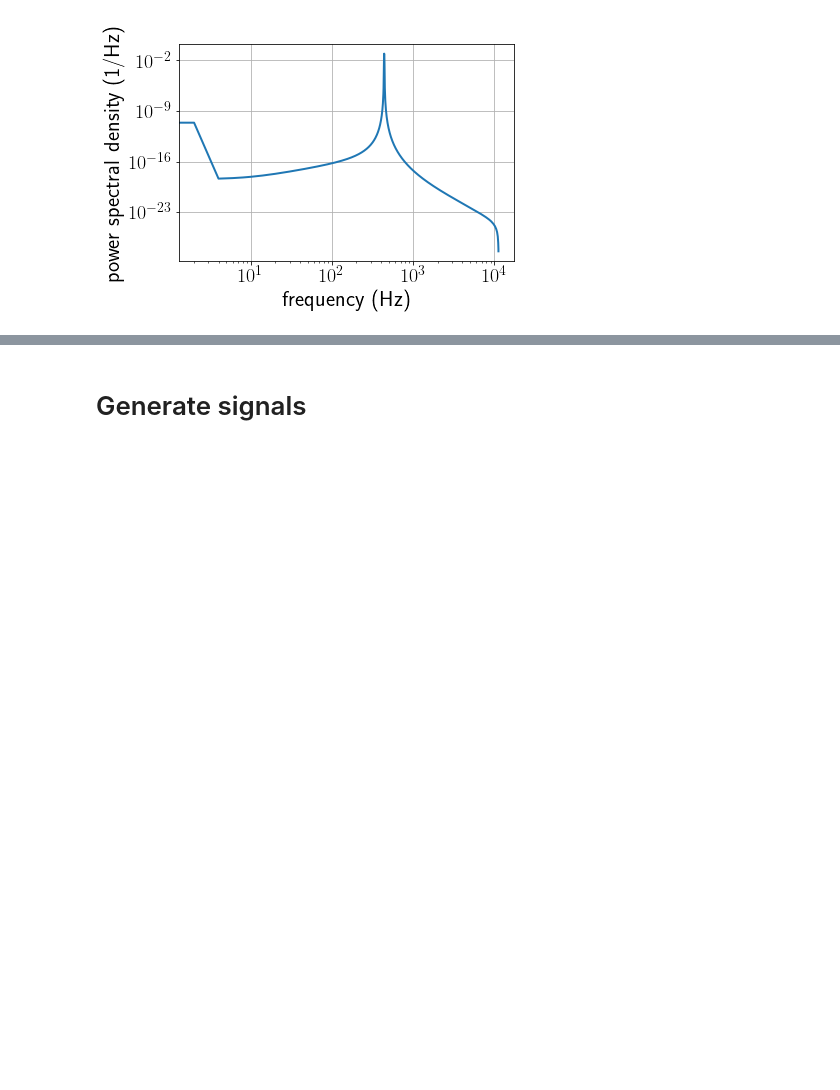
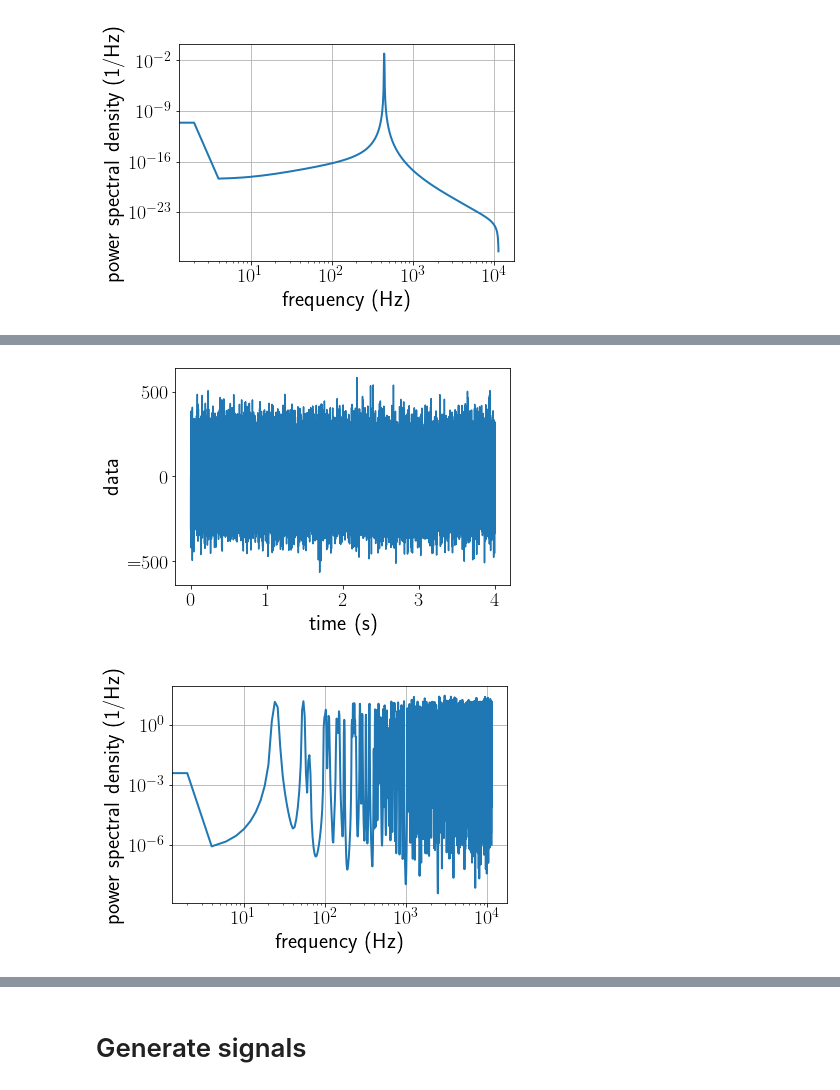
Before and after one commit to josephromano/leshouches, a Jupyter notebook: code/sound_example/sound_signals.ipynb, the cells around one changed output, grey strips where cells are left out. Cells and saved outputs as stored; diff of their text form; code cells hidden in the pictures; blank space fills up the shorter version.

```diff
--- a/code/sound_example/sound_signals.ipynb
+++ b/code/sound_example/sound_signals.ipynb
@@ -356,3 +388,12 @@ plt.plot(t,rsum)
+# %%
+fileprefix = 'superposition'
+savetimeseries(t, rsum, fileprefix)
+playsoundfile(fileprefix)
+plottimeseries(t, rsum, tmin, tmax, fileprefix)
+plotpowerspectrum(t, rsum, tmin, tmax, Fs, fileprefix)
+# %% [output]
+[figure, added]
+[figure, added]
 # %%
 # make sky map of sources
 # GW directions
```
Also changed, not shown: parts of 3 cells of this notebook.
